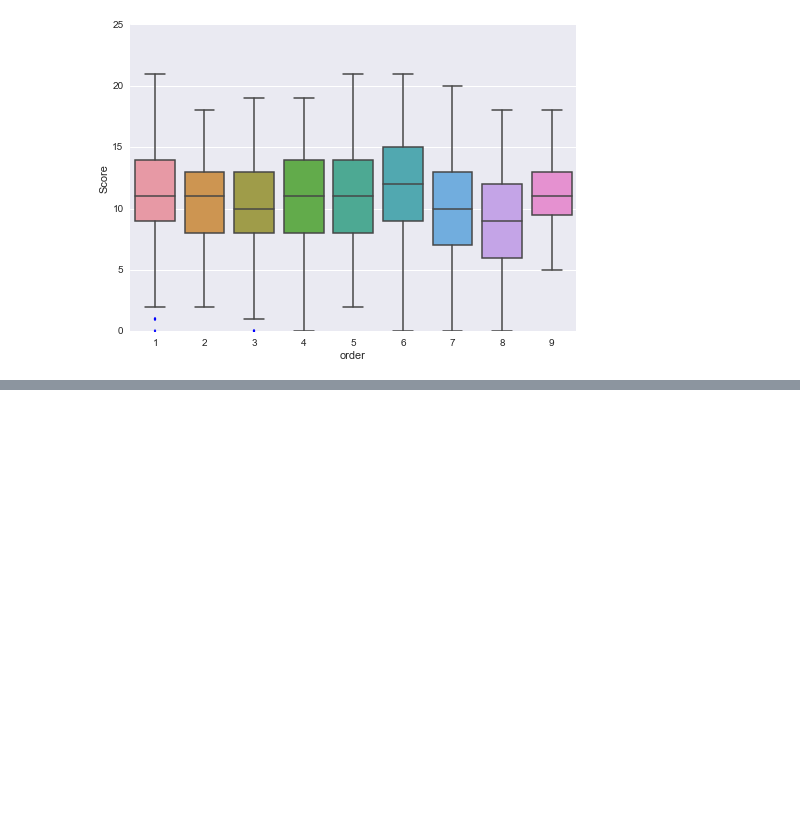
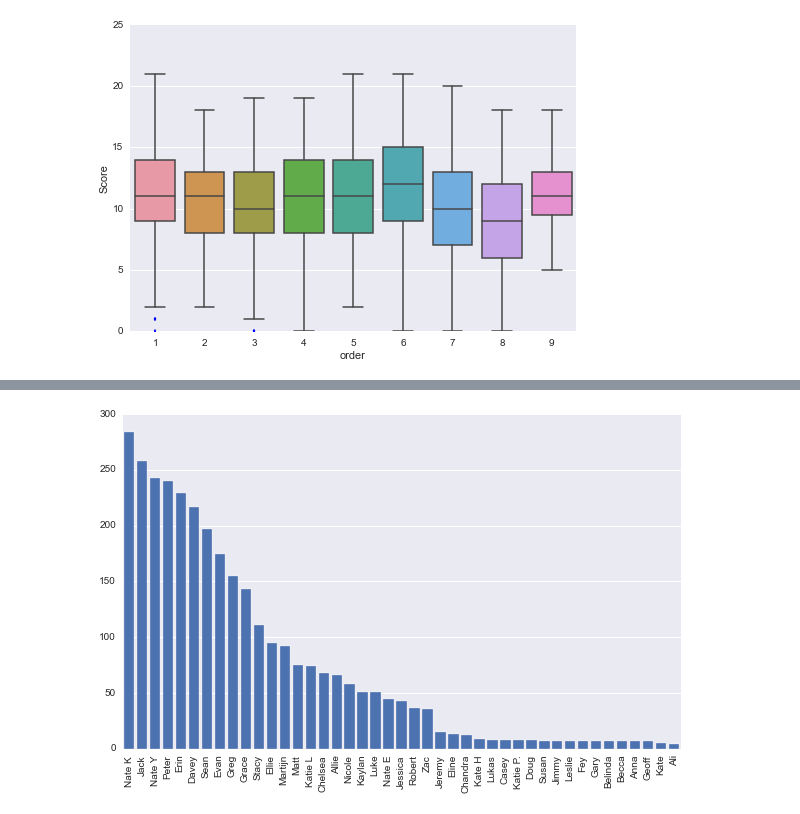
Before and after one commit to pstjohn/old-github-pages-site, a Jupyter notebook: notebooks/2015-04-01-wine-analysis.ipynb, the cells around one changed output, grey strips where cells are left out. Cells and saved outputs as stored; diff of their text form; code cells hidden in the pictures; blank space fills up the shorter version.

```diff
--- a/notebooks/2015-04-01-wine-analysis.ipynb
+++ b/notebooks/2015-04-01-wine-analysis.ipynb
@@ -8,6 +8,8 @@ import numpy as np
 import matplotlib.pyplot as plt
 %matplotlib inline
 import seaborn as sns
+sns.set_context("notebook")
+sns.set_style("darkgrid")
 # %% [markdown]
 The databases are stored as CSV files, which I generated after much bash-scripted from the original excel document. You can download the files here: [wines.csv]({{ site.url }}/notebooks/wines.csv) and [scores.csv]({{ site.url }}/notebooks/scores.csv)
 # %%
@@ -46,0 +52,8 @@ sns.boxplot(vals=scores.Score, groupby=scores.order)
+# %%
+tastings = scores.groupby('Name').count().Score.copy()
+tastings.sort()
+plt.figure(figsize=(10,6))
+ax = sns.barplot(x = np.arange(len(tastings)), y = tastings.values[::-1])
+tl = ax.set_xticklabels(tastings.index[::-1], rotation=90)
+# %% [output]
+[figure, added]
```
Also changed, not shown: parts of 7 cells of this notebook, 2 other files.
